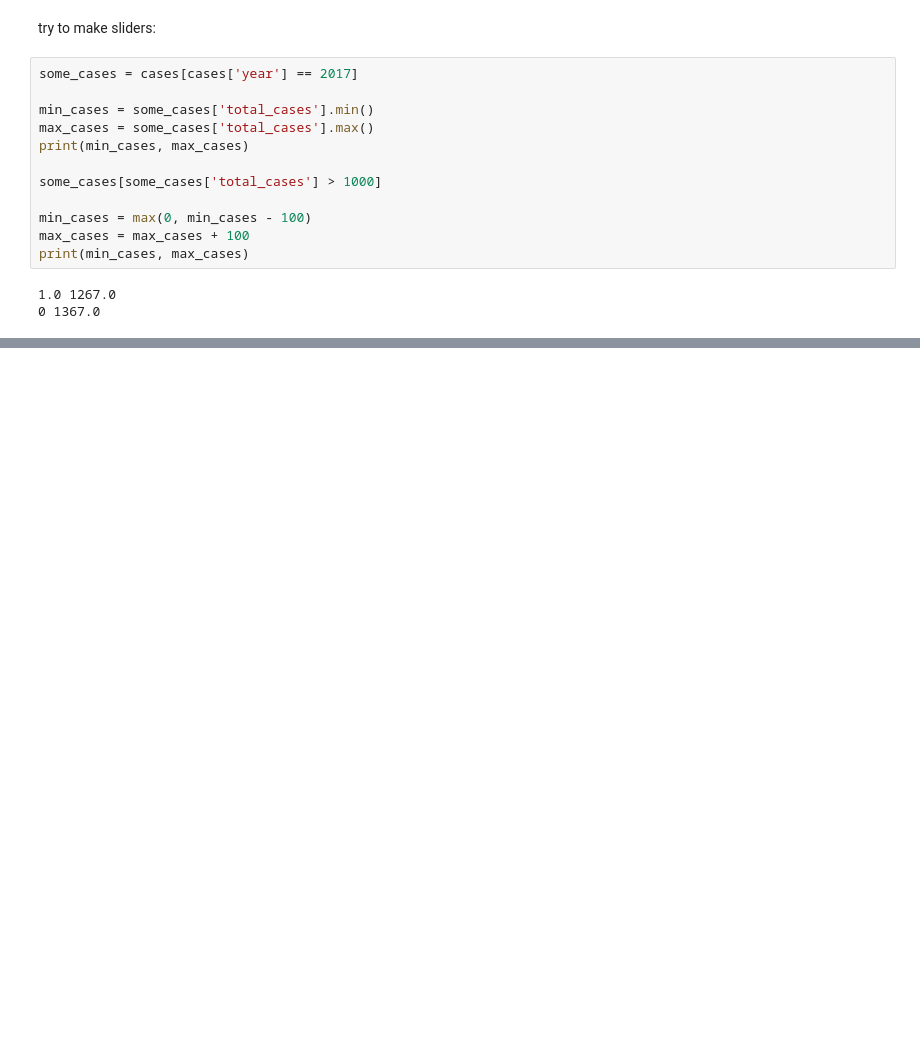
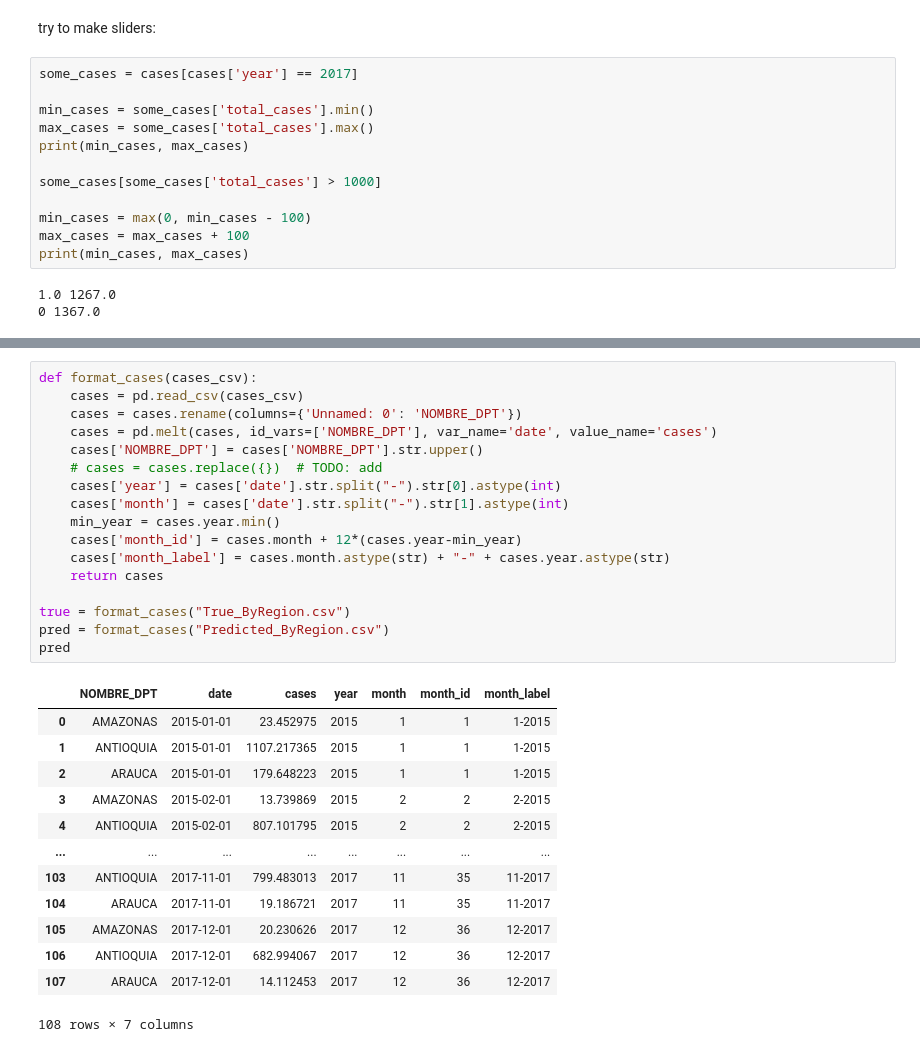
Before and after one commit to 1dayac/HealthHack2022, a Jupyter notebook: kat_tmp.ipynb, the cells around one changed output, grey strips where cells are left out. Cells and saved outputs as stored; diff of their text form; blank space fills up the shorter version.

```diff
--- a/kat_tmp.ipynb
+++ b/kat_tmp.ipynb
@@ -344,0 +475,31 @@ UnicodeDecodeError: 'utf-8' codec can't decode byte 0xe1 in position 3: invalid
+# %%
+def format_cases(cases_csv):
+    cases = pd.read_csv(cases_csv)
+    cases = cases.rename(columns={'Unnamed: 0': 'NOMBRE_DPT'})
+    cases = pd.melt(cases, id_vars=['NOMBRE_DPT'], var_name='date', value_name='cases')
+    cases['NOMBRE_DPT'] = cases['NOMBRE_DPT'].str.upper()
+    # cases = cases.replace({})  # TODO: add
+    cases['year'] = cases['date'].str.split("-").str[0].astype(int)
+    cases['month'] = cases['date'].str.split("-").str[1].astype(int)
+    min_year = cases.year.min()
+    cases['month_id'] = cases.month + 12*(cases.year-min_year)
+    cases['month_label'] = cases.month.astype(str) + "-" + cases.year.astype(str)
+    return cases
+
+true = format_cases("True_ByRegion.csv")
+pred = format_cases("Predicted_ByRegion.csv")
+pred
+# %% [output]
+|  | NOMBRE_DPT | date | cases | year | month | month_id | month_label |
+| 0 | AMAZONAS | 2015-01-01 | 23.452975 | 2015 | 1 | 1 | 1-2015 |
+| 1 | ANTIOQUIA | 2015-01-01 | 1107.217365 | 2015 | 1 | 1 | 1-2015 |
+| 2 | ARAUCA | 2015-01-01 | 179.648223 | 2015 | 1 | 1 | 1-2015 |
+| 3 | AMAZONAS | 2015-02-01 | 13.739869 | 2015 | 2 | 2 | 2-2015 |
+| 4 | ANTIOQUIA | 2015-02-01 | 807.101795 | 2015 | 2 | 2 | 2-2015 |
+| ... | ... | ... | ... | ... | ... | ... | ... |
+| 103 | ANTIOQUIA | 2017-11-01 | 799.483013 | 2017 | 11 | 35 | 11-2017 |
+| 104 | ARAUCA | 2017-11-01 | 19.186721 | 2017 | 11 | 35 | 11-2017 |
+| 105 | AMAZONAS | 2017-12-01 | 20.230626 | 2017 | 12 | 36 | 12-2017 |
+| 106 | ANTIOQUIA | 2017-12-01 | 682.994067 | 2017 | 12 | 36 | 12-2017 |
+| 107 | ARAUCA | 2017-12-01 | 14.112453 | 2017 | 12 | 36 | 12-2017 |
+108 rows × 7 columns
```
Also changed, not shown: parts of 13 cells of this notebook, 5 other files.
